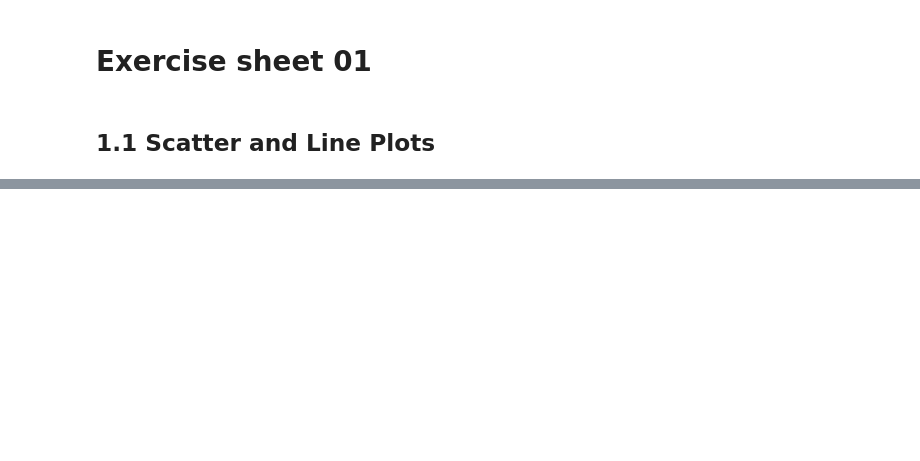
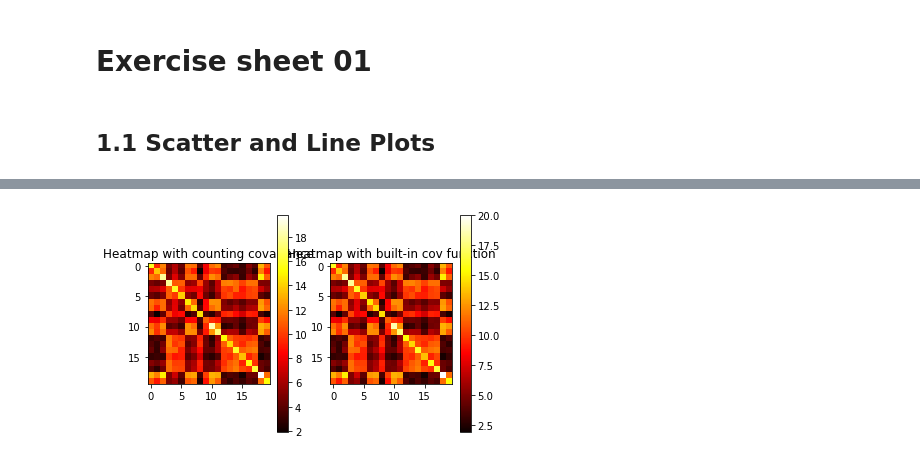
Before and after one commit to davidmunkacsi93/machine-intelligence, a Jupyter notebook: 01_Data_Processing/01_Solution/01_sheet.ipynb, the cells around one changed output, grey strips where cells are left out. Saved outputs shown, nothing was run; the diff lists cells and outputs as text; code cells hidden in the pictures; blank space fills up the shorter version.

```diff
--- a/01_Data_Processing/01_Solution/01_sheet.ipynb
+++ b/01_Data_Processing/01_Solution/01_sheet.ipynb
@@ -27,0 +30,29 @@ plt.show()
+# %%
+#Counting the mean vector with a built-in function
+mean_vector = data.mean()
+
+#Centering the data.
+centered_data = data.values - mean_vector.values
+
+#Calculating the length of the matrix.
+length = centered_data.shape[0]
+#print(length)
+
+#Calculating the covariance matrix using matrix multiplication.
+covariance_matrix = np.dot(centered_data.T, centered_data) / length
+#print(covariance_matrix.shape)
+
+plt.figure()
+
+plt.subplot(121)
+plt.imshow(covariance_matrix, "hot")
+plt.title("Heatmap with counting covariance")
+plt.colorbar()
+
+plt.subplot(122)
+plt.imshow(data.cov(), "hot")
+plt.title("Heatmap with built-in cov function")
+plt.colorbar()
+plt.show()
+# %% [output]
+[figure, added]
```
Also changed, not shown: parts of 2 cells of this notebook.
